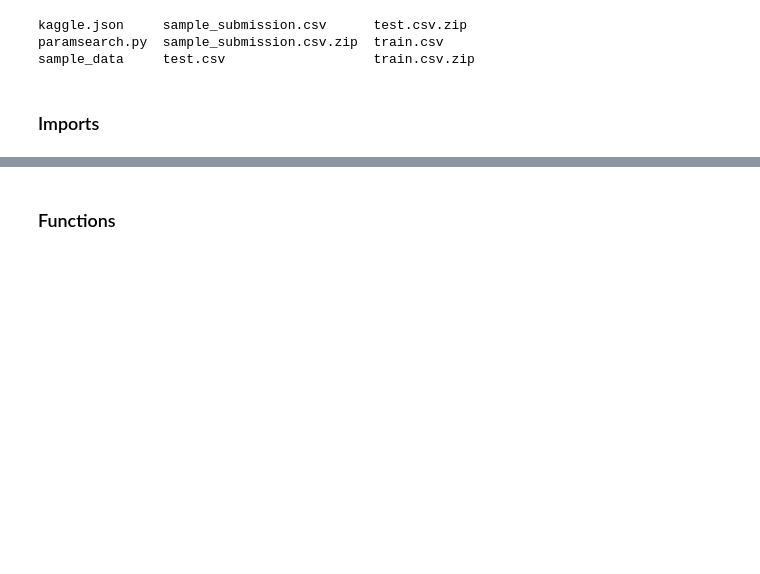
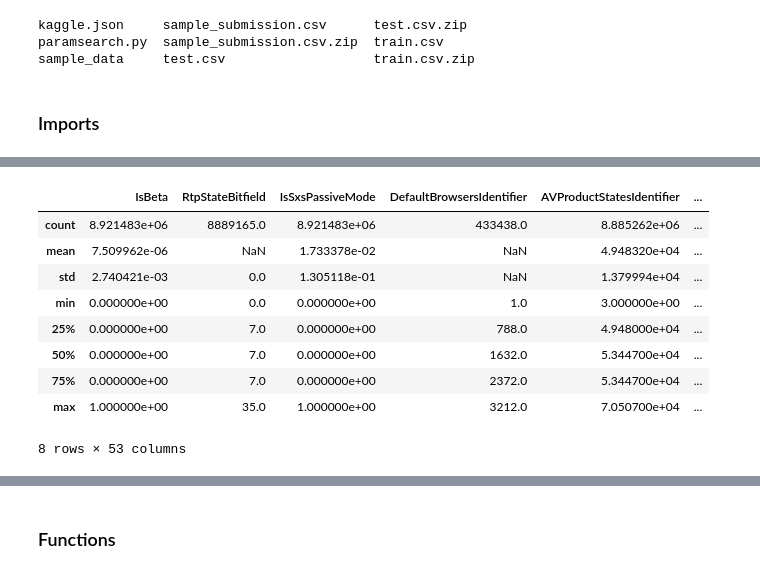
Before and after one commit to aptr288/KaggleProjects, a Jupyter notebook: MicrosoftMalwareDetection/microsoft_malware_prediction.ipynb, the cells around one changed output, grey strips where cells are left out. Saved outputs shown, nothing was run; the diff lists cells and outputs as text; code cells hidden in the pictures; blank space fills up the shorter version.

```diff
--- a/MicrosoftMalwareDetection/microsoft_malware_prediction.ipynb
+++ b/MicrosoftMalwareDetection/microsoft_malware_prediction.ipynb
@@ -91,0 +198,13 @@ Loaded!
+# %%
+ddf_train.describe()
+# %% [output]
+|  | IsBeta | RtpStateBitfield | IsSxsPassiveMode | DefaultBrowsersIdentifier | AVProductStatesIdentifier | ... |
+| count | 8.921483e+06 | 8889165.0 | 8.921483e+06 | 433438.0 | 8.885262e+06 | ... |
+| mean | 7.509962e-06 | NaN | 1.733378e-02 | NaN | 4.948320e+04 | ... |
+| std | 2.740421e-03 | 0.0 | 1.305118e-01 | NaN | 1.379994e+04 | ... |
+| min | 0.000000e+00 | 0.0 | 0.000000e+00 | 1.0 | 3.000000e+00 | ... |
+| 25% | 0.000000e+00 | 7.0 | 0.000000e+00 | 788.0 | 4.948000e+04 | ... |
+| 50% | 0.000000e+00 | 7.0 | 0.000000e+00 | 1632.0 | 5.344700e+04 | ... |
+| 75% | 0.000000e+00 | 7.0 | 0.000000e+00 | 2372.0 | 5.344700e+04 | ... |
+| max | 1.000000e+00 | 35.0 | 1.000000e+00 | 3212.0 | 7.050700e+04 | ... |
+8 rows × 53 columns
```
Also changed, not shown: parts of 83 cells of this notebook.
